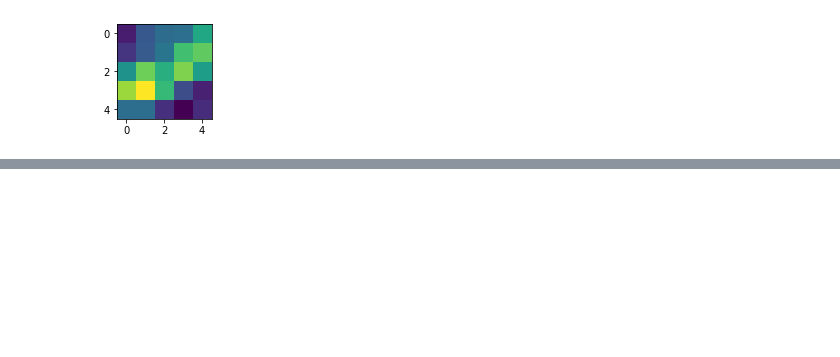
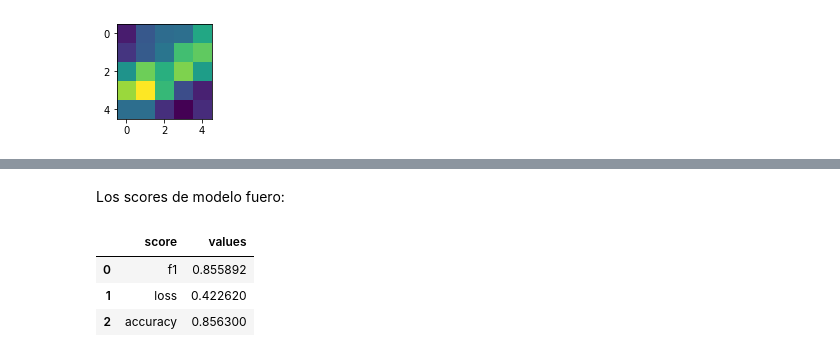
Before and after one commit to juan-p-b/PerezJuanCarlos_RECV_Entrega7, a Jupyter notebook: PerezJuanCarlos_RECV_Entrega7.ipynb, the cells around one changed output, grey strips where cells are left out. Drawn from its saved outputs; the diff is of its cells as text; code cells hidden in the pictures; blank space fills up the shorter version.

```diff
--- a/PerezJuanCarlos_RECV_Entrega7.ipynb
+++ b/PerezJuanCarlos_RECV_Entrega7.ipynb
@@ -192,0 +271,13 @@ print(kernels.size(0))
+# %%
+import pandas as pd
+
+score = pd.DataFrame({'score':['f1','loss','accuracy'],'values':[f1,loss.item(),acc.item()]})
+# %% [markdown]
+Los scores de modelo fuero:
+# %%
+score
+# %% [output]
+|  | score | values |
+| 0 | f1 | 0.855892 |
+| 1 | loss | 0.422620 |
+| 2 | accuracy | 0.856300 |
```
Also changed, not shown: parts of 20 cells of this notebook.
